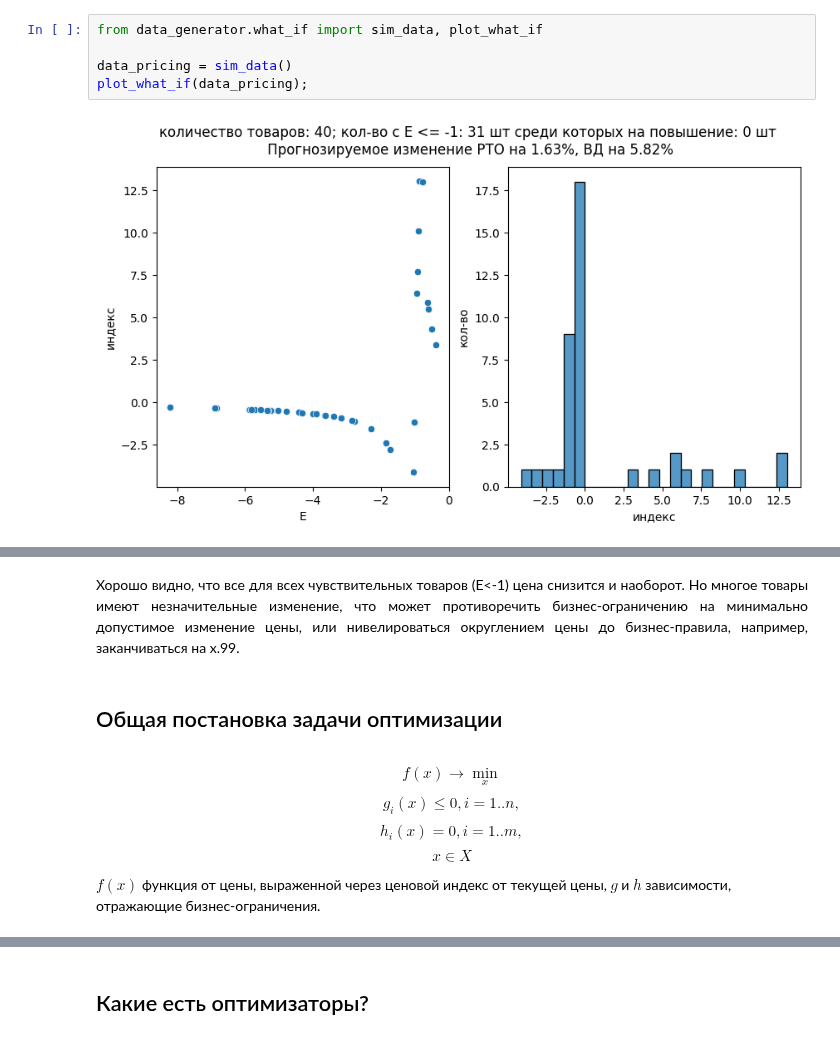
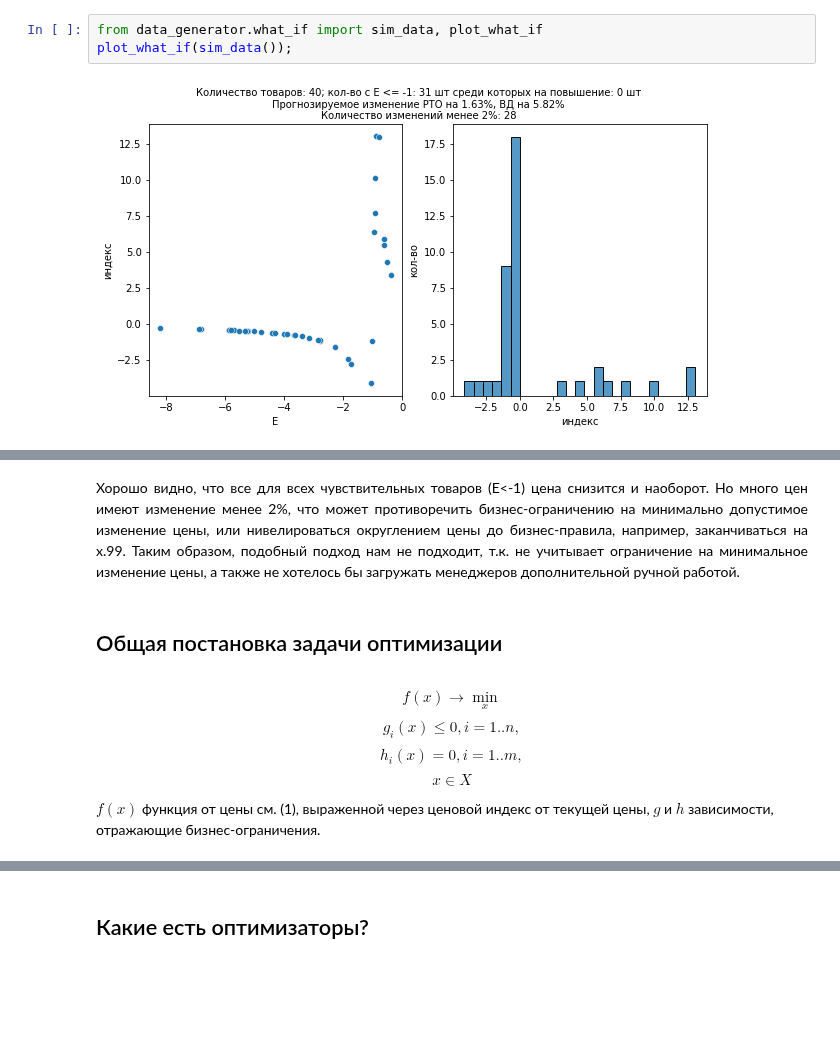
Before and after one commit to mbudylin/OptimizersArticle, a Jupyter notebook: article.ipynb, the cells around one changed output, grey strips where cells are left out. Drawn from its saved outputs; the diff is of its cells as text; blank space fills up the shorter version.

```diff
--- a/article.ipynb
+++ b/article.ipynb
@@ -56,7 +52,5 @@ What-If инструмент для такой модели даст возмо
 # %%
 from data_generator.what_if import sim_data, plot_what_if
-
-data_pricing = sim_data()
-plot_what_if(data_pricing);
+plot_what_if(sim_data());
 # %% [output]
-[figure, old version]
+[figure, new version]
@@ -64,6 +57,7 @@ time: 513 ms (started: 2022-07-12 16:36:37 +03:00)
 # %% [markdown]
 <p style="text-align: justify;">
-Хорошо видно, что все для всех чувствительных товаров (E<-1) цена снизится и наоборот. Но многое товары имеют незначительные изменение, что может противоречить бизнес-ограничению на минимально допустимое изменение цены, или нивелироваться округлением цены до бизнес-правила, например, заканчиваться на x.99.
+Хорошо видно, что все для всех чувствительных товаров (E<-1) цена снизится и наоборот. Но много цен имеют изменение менее 2%, что может противоречить бизнес-ограничению на минимально допустимое изменение цены, или нивелироваться округлением цены до бизнес-правила, например, заканчиваться на x.99.
+Таким образом, подобный подход нам не подходит, т.к. не учитывает ограничение на минимальное изменение цены, а также не хотелось бы загружать менеджеров дополнительной ручной работой.
 # %% [markdown]
 ## Общая постановка задачи оптимизации
 # %% [markdown]
@@ -72,7 +66,7 @@ $$g_{i}(x) \le 0, i=1..n,$$
 $$h_{i}(x) = 0, i=1..m,$$
 $$x \in X$$
 
-$f(x)$ функция от цены, выраженной через ценовой индекс от текущей цены, $g$ и $h$ зависимости, отражающие бизнес-ограничения.
+$f(x)$ функция от цены см. (1), выраженной через ценовой индекс от текущей цены, $g$ и $h$ зависимости, отражающие бизнес-ограничения.
 # %%
 df = pd.read_csv('data/optimizers_stats.csv')
 # %% [output]
```
Also changed, not shown: parts of 30 cells of this notebook, 1 other file.
